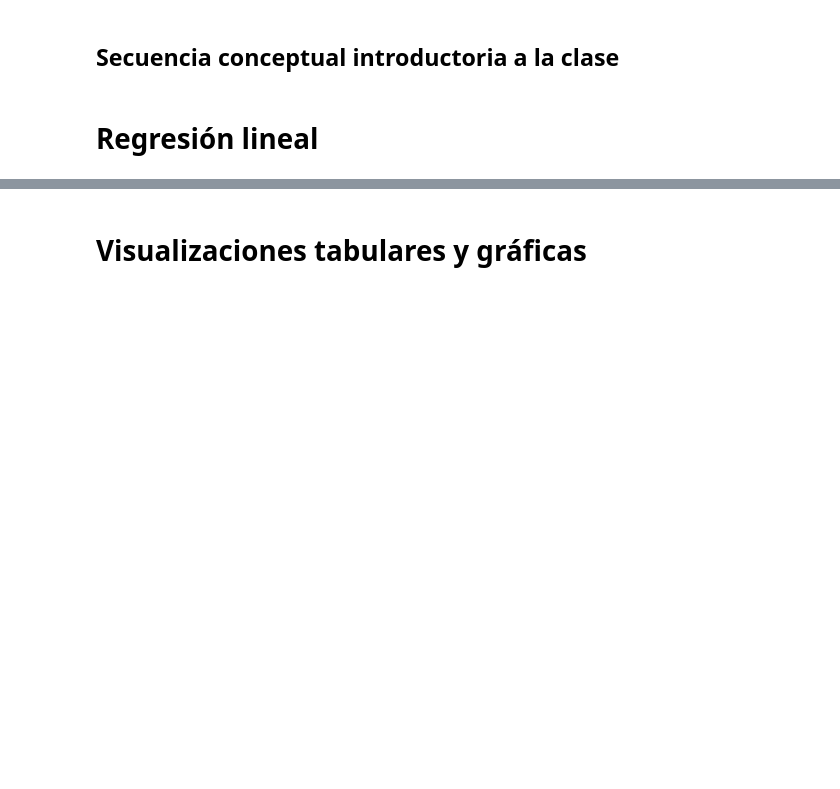
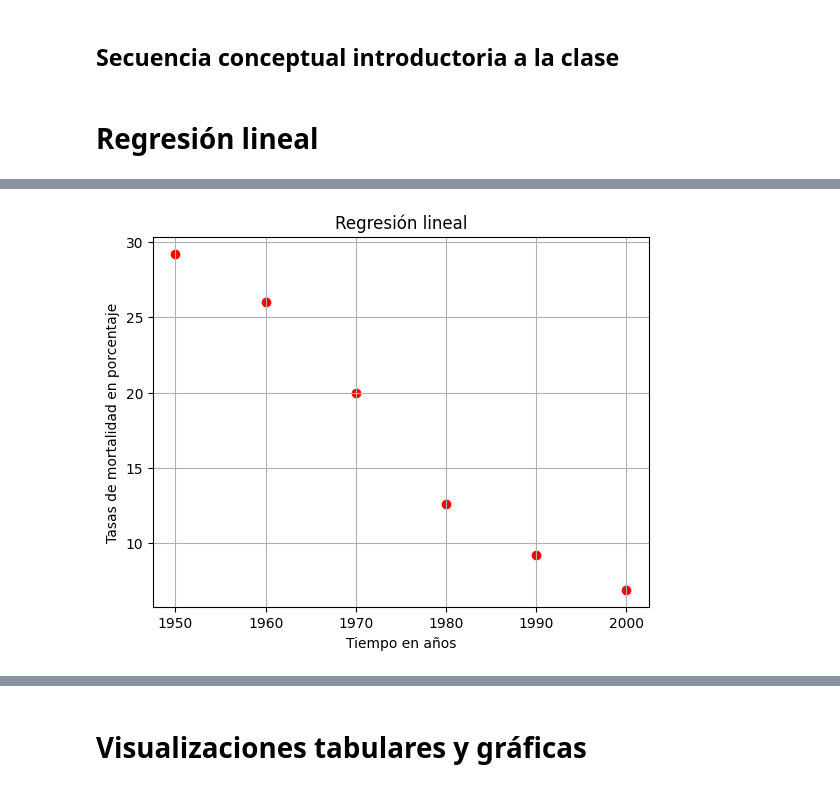
Before and after one commit to marco-canas/fundamentos_de_las_matematicas, a Jupyter notebook: classes/2_functions/2_funciones_lineales/2_funciones_lineales.ipynb, the cells around one changed output, grey strips where cells are left out. Drawn from its saved outputs; the diff is of its cells as text; code cells hidden in the pictures; blank space fills up the shorter version.

```diff
--- a/classes/2_functions/2_funciones_lineales/2_funciones_lineales.ipynb
+++ b/classes/2_functions/2_funciones_lineales/2_funciones_lineales.ipynb
@@ -248,5 +248,10 @@ vez que otras personas nos asocien con cualquiera de estos sentimientos, disminu
 # %%
 import pandas as pd
 
-años = []
-tasas = []
+años = [1950, 1960, 1970, 1980, 1990, 2000]
+tasas = [29.2, 26.0, 20.0, 12.6, 9.2, 6.9]
+
+dic = {'Años':años,'Tasas':tasas}
+
+tabla = pd.DataFrame(dic)
+tabla
@@ -252,0 +266,14 @@ tasas = []
+# %%
+import matplotlib.pyplot as plt
+
+plt.scatter(años, tasas, color = 'red')
+
+plt.title('Regresión lineal')
+plt.xlabel('Tiempo en años')
+plt.ylabel('Tasas de mortalidad en porcentaje')
+
+plt.grid()
+
+plt.show()
+# %% [output]
+[figure, added]
```
Also changed, not shown: parts of 8 cells of this notebook.
